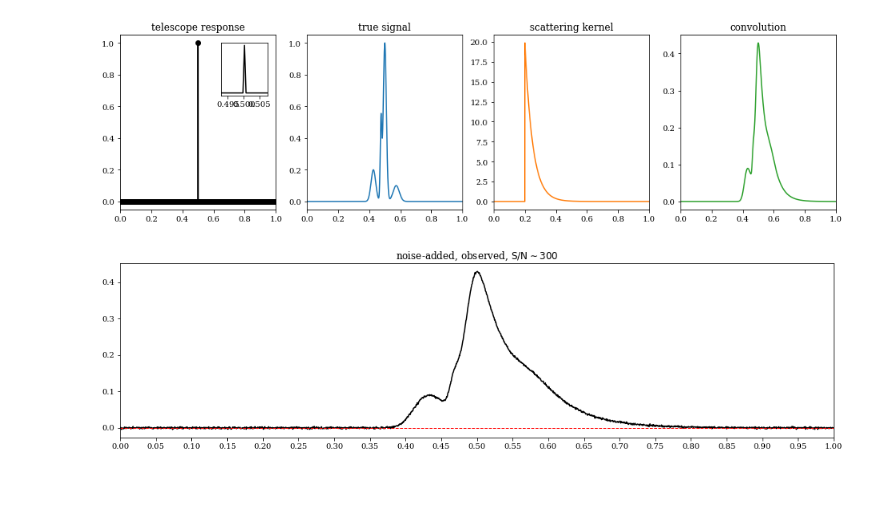
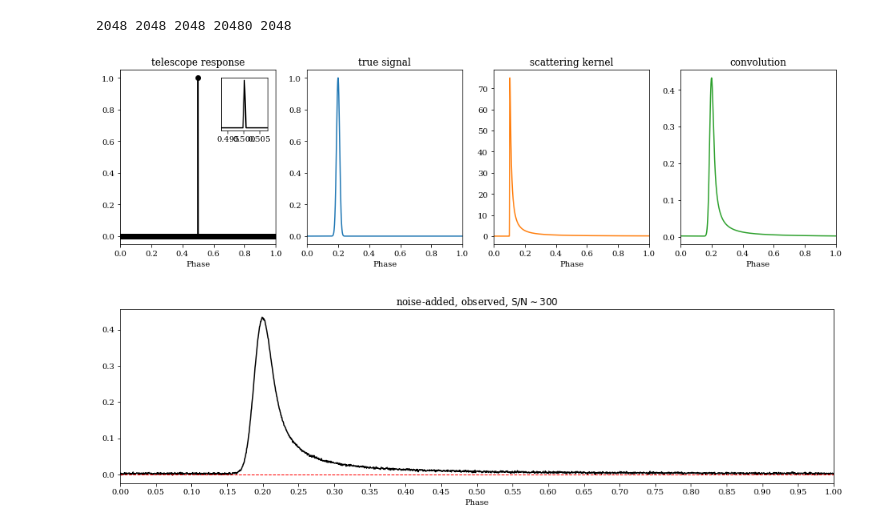
Before and after one commit to bwmeyers/tauclean, a Jupyter notebook: tauclean.ipynb, the cells around one changed output. Saved outputs shown, nothing was run; the diff lists cells and outputs as text; code cells hidden in the pictures; blank space fills up the shorter version.

```diff
--- a/tauclean.ipynb
+++ b/tauclean.ipynb
@@ -76,67 +86,103 @@ def skewness(ccs, nbins, dt=1):
 ## Test deconvolution process
 np.random.seed(11111)
 nbins = 2048
+nrot = 10
 x = np.linspace(0, 1, nbins)
+pbf_x = np.linspace(0, nrot, nrot*nbins)
 
 # Create intrinsic pulse shape
 f = np.zeros_like(x)
-f += gaussian(x, x[f.size//2], 0.01)
-f += 0.1*gaussian(x, x[f.size//2+150], 0.02)
-f += 0.2*gaussian(x, x[f.size//2-150], 0.015)
-f += 0.5*gaussian(x, x[f.size//2-50], 0.005)
-int_f = simps(y=f, x=x)
+f += gaussian(x, x[x.size//5], 0.01)
+#f += 0.1*gaussian(x, x[f.size//2+150], 0.02)
+#f += 0.2*gaussian(x, x[f.size//2-150], 0.015)
+#f += 0.5*gaussian(x, x[f.size//2-50], 0.005)
+int_f = simps(y=f[:nbins], x=x)
 
-# Create telescope response function
+# Create telescope impulse response function
 response = np.zeros_like(f)
-response[response.size//2] = 1.0 # i.e. assume response is a delta function
+response[x.size//2] = 1.0 # i.e. assume response is a delta function
 #response += gaussian(x, x[f.size//2], 0.0002)
 
 # Create scattering kernel model
-tau = 0.05
-x0 = 0.2
-h = pbf1(x, tau, x0)
+# use a much longer baseline to accurately capture the large-time behaviour of
+# the PBF
+tau = 0.01
+x0 = 0.1
+h = thick_screen(pbf_x, tau, x0)
+#h = thick_screen(pbf_x, tau, x0)
+#h = uniform_media(pbf_x, tau, x0)
 
 # Create the observed pulse shape
 # The observed pulse shape is the convlution of:
 # - the true signal,
 # - the scattering kernel, and
 # - the telescope response (+ noise)
-g = np.convolve(f, h, mode="same") / np.sum(h)
-g = np.convolve(g, response, mode="same") / np.sum(response)
+# Here we do the FULL convolution so that the complete shape is convlved
+# and we don't end up with sharp edge effects if using the "same" mode
+g = np.convolve(f, h, mode="full") / np.sum(h)
+g = np.convolve(g[:nrot*nbins], response, mode="full") / np.sum(response)
 offset = np.argmax(f) - np.argmax(g)
-g = np.roll(g, offset)
+g = np.roll(g, offset)[:nrot*nbins] # just take the bit we want (i.e. up to index nrot*nbins)
+
+# now, split the convolved pulse (which is nrot rotations) into profiles of nbins
+# and sum them to create the pulse profile.
+# this mimics the idea of a periodic behaviour
+g = np.sum(np.split(g, nrot), axis=0)
 
 
 # Add approriate noise to give desired signal-to-noise ratio
 snr = 300
 data = np.copy(g) + np.random.normal(0, g.max() / snr, g.size)
 data_init = np.copy(data)
 
+print(data.size, response.size, f.size, h.size, g.size)
+pbf_nrot_plot = 1
 
-fig, (ax1, ax2, ax3, ax4) = plt.subplots(ncols=4, figsize=plt.figaspect(0.25), sharex=True)
+
+
+fig, (ax1, ax2, ax3, ax4) = plt.subplots(ncols=4, figsize=plt.figaspect(0.25))
+
 ax1.plot(x, response, color="k", marker="o")
 ax1ins = inset_axes(ax1, width="30%", height="30%", borderpad=1)
 ax1ins.plot(x, response, color="k")
 ax1ins.set_xlim(x[np.argmax(response)-15], x[np.argmax(response)+15])
 ax1ins.set_yticks([])
+
 ax2.plot(x, f, color="C0")
-ax3.plot(x, h, color="C1")
+
+ax3.plot(pbf_x, h, color="C1")
+
 ax4.plot(x, g, color="C2")
+
 ax1.set_title("telescope response")
+ax1.set_xlabel("Phase")
+
 ax2.set_title("true signal")
+ax2.set_xlabel("Phase")
+
 ax3.set_title("scattering kernel")
+ax3.set_xlabel("Phase")
+
 ax4.set_title("convolution")
+ax4.set_xlabel("Phase")
+
 ax1.set_xlim(0, 1)
+ax2.set_xlim(0, 1)
+ax3.set_xlim(0, pbf_nrot_plot)
+ax4.set_xlim(0, 1)
+
 
 fig, ax = plt.subplots(ncols=1, figsize=plt.figaspect(0.25))
 ax.plot(x, data, color="k")
 ax.axhline(0, color="r", ls="--", lw=1)
 ax.set_title(r"noise-added, observed, $\rm S/N \sim {0}$".format(snr))
+ax.set_xlabel("Phase")
 ax.set_xlim(0, 1)
 ax.set_xticks(np.arange(0, 1.05, 0.05))
 
 plt.show()
 # %% [output]
+2048 2048 2048 20480 2048
-[figure, old version]
+[figure, new version]
-[figure, old version]
+[figure, new version]
 # %%
```
Also changed, not shown: parts of 10 cells of this notebook.
